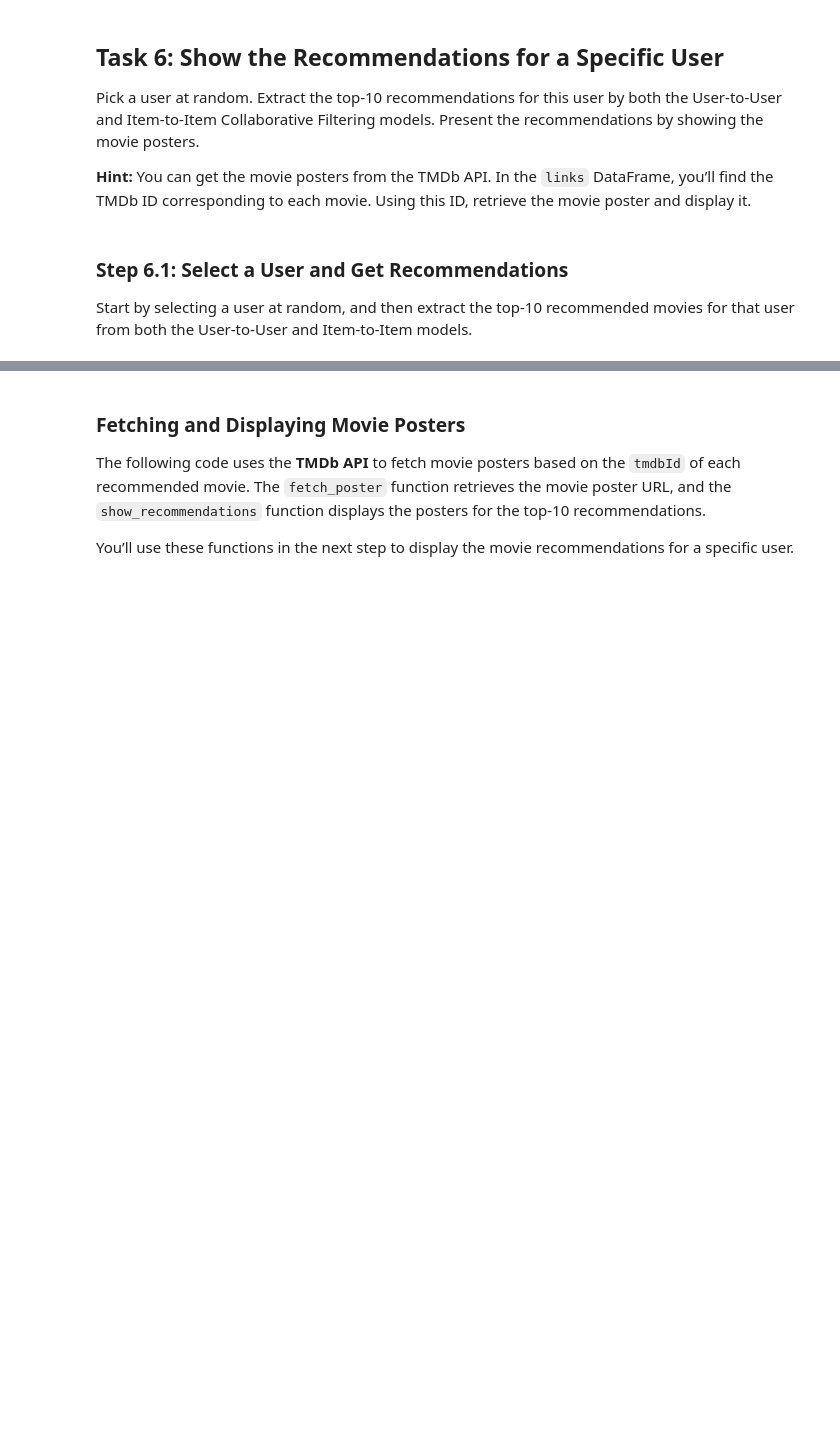
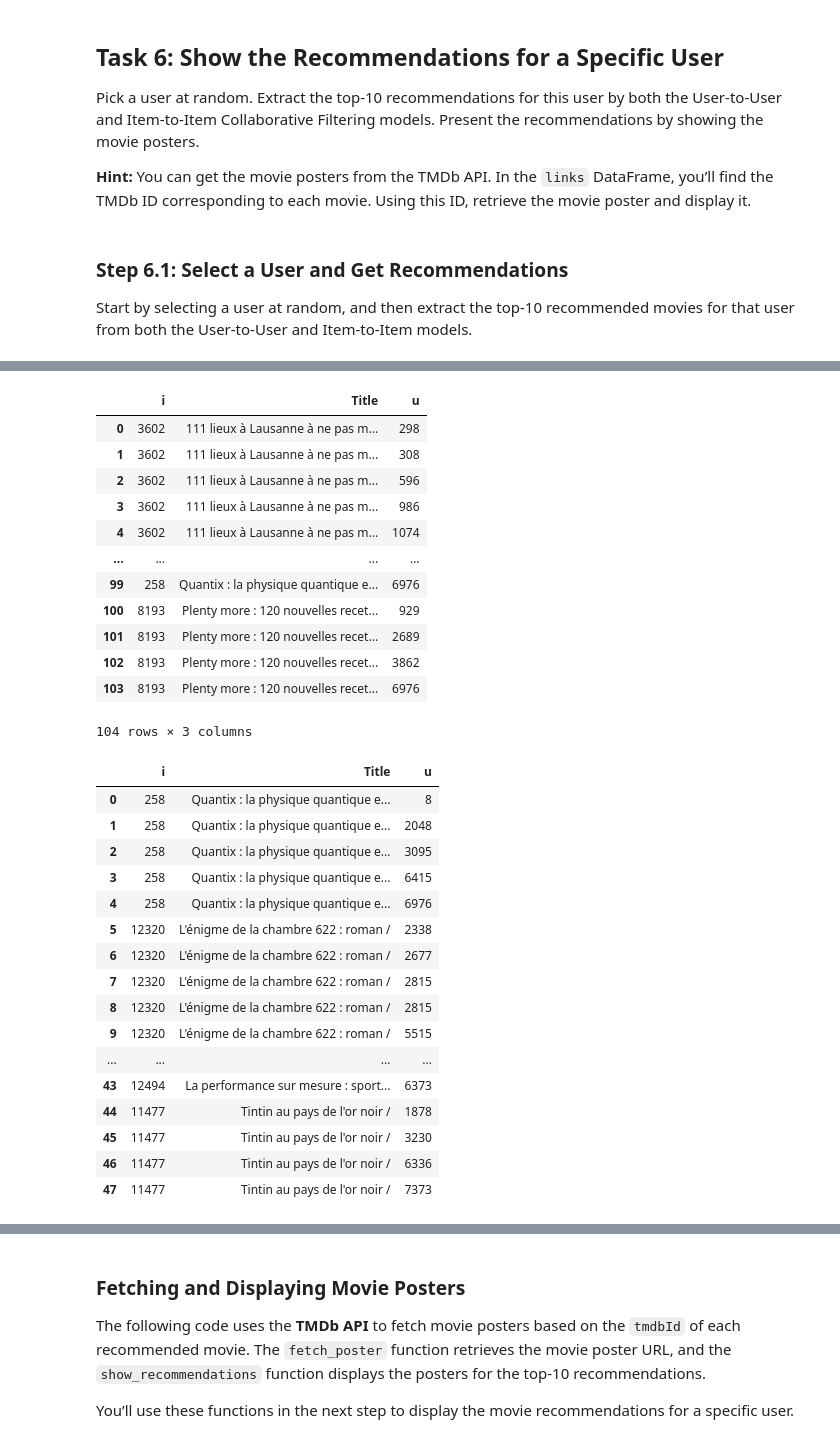
Before and after one commit to sandrotissi/book-recommender, a Jupyter notebook: Book_Recommender.ipynb, the cells around one changed output, grey strips where cells are left out. Saved outputs shown, nothing was run; the diff lists cells and outputs as text; code cells hidden in the pictures; blank space fills up the shorter version.

```diff
--- a/Book_Recommender.ipynb
+++ b/Book_Recommender.ipynb
@@ -620,23 +627,15 @@ Merge the recommendations with the `links` and `movies` DataFrames to create two
 # %%
-import pandas as pd
-
 # Convert user_top_10 and item_top_10 arrays into DataFrames
 user_top_10_df = pd.DataFrame({'i': user_top_10})
 item_top_10_df = pd.DataFrame({'i': item_top_10})
 
-# Merge with links_df to get the tmdbId
-user_recommendations_df = user_top_10_df.merge(links, left_on='movie_id', right_on='movie_id')
-item_recommendations_df = item_top_10_df.merge(links, left_on='movie_id', right_on='movie_id')
+# Merge with interactions to get the recommendation
+user_recommendations_df = user_top_10_df.merge(interactions, left_on='i', right_on='i')
+item_recommendations_df = item_top_10_df.merge(interactions, left_on='i', right_on='i')
 
-# Merge with movies_df to add the title column
-user_recommendations_df = user_recommendations_df.merge(movies[['movie_id', 'title']], left_on='movie_id', right_on='movie_id')
-item_recommendations_df = item_recommendations_df.merge(movies[['movie_id', 'title']], left_on='movie_id', right_on='movie_id')
+# Merge with books_df to add the Title column
+user_recommendations_df = user_recommendations_df.merge(books[['i', 'Title']], left_on='i', right_on='i')
+item_recommendations_df = item_recommendations_df.merge(books[['i', 'Title']], left_on='i', right_on='i')
 
-# Select only the columns we want to display
-user_recommendations_df = user_recommendations_df[['movie_id', 'title', 'tmdbId']]
-item_recommendations_df = item_recommendations_df[['movie_id', 'title', 'tmdbId']]
-
-# Display the results
-display(user_recommendations_df)
-display(item_recommendations_df)
+user_recommendations_df.head()
 # %% [output]
@@ -643,0 +648,39 @@ KeyError: 'movie_id'
+# %%
+# Select only the columns we want to display
+user_recommendations_df = user_recommendations_df[['i', 'Title', 'u']]
+item_recommendations_df = item_recommendations_df[['i', 'Title', 'u']]
+
+# Display the results
+display(user_recommendations_df)
+display(item_recommendations_df)
+# %% [output]
+|  | i | Title | u |
+| 0 | 3602 | 111 lieux à Lausanne à ne pas m... | 298 |
+| 1 | 3602 | 111 lieux à Lausanne à ne pas m... | 308 |
+| 2 | 3602 | 111 lieux à Lausanne à ne pas m... | 596 |
+| 3 | 3602 | 111 lieux à Lausanne à ne pas m... | 986 |
+| 4 | 3602 | 111 lieux à Lausanne à ne pas m... | 1074 |
+| ... | ... | ... | ... |
+| 99 | 258 | Quantix : la physique quantique e... | 6976 |
+| 100 | 8193 | Plenty more : 120 nouvelles recet... | 929 |
+| 101 | 8193 | Plenty more : 120 nouvelles recet... | 2689 |
+| 102 | 8193 | Plenty more : 120 nouvelles recet... | 3862 |
+| 103 | 8193 | Plenty more : 120 nouvelles recet... | 6976 |
+104 rows × 3 columns
+|  | i | Title | u |
+| 0 | 258 | Quantix : la physique quantique e... | 8 |
+| 1 | 258 | Quantix : la physique quantique e... | 2048 |
+| 2 | 258 | Quantix : la physique quantique e... | 3095 |
+| 3 | 258 | Quantix : la physique quantique e... | 6415 |
+| 4 | 258 | Quantix : la physique quantique e... | 6976 |
+| 5 | 12320 | L'énigme de la chambre 622 : roman / | 2338 |
+| 6 | 12320 | L'énigme de la chambre 622 : roman / | 2677 |
+| 7 | 12320 | L'énigme de la chambre 622 : roman / | 2815 |
+| 8 | 12320 | L'énigme de la chambre 622 : roman / | 2815 |
+| 9 | 12320 | L'énigme de la chambre 622 : roman / | 5515 |
+| ... | ... | ... | ... |
+| 43 | 12494 | La performance sur mesure : sport... | 6373 |
+| 44 | 11477 | Tintin au pays de l'or noir / | 1878 |
+| 45 | 11477 | Tintin au pays de l'or noir / | 3230 |
+| 46 | 11477 | Tintin au pays de l'or noir / | 6336 |
+| 47 | 11477 | Tintin au pays de l'or noir / | 7373 |
```
Also changed, not shown: parts of 13 cells of this notebook.
